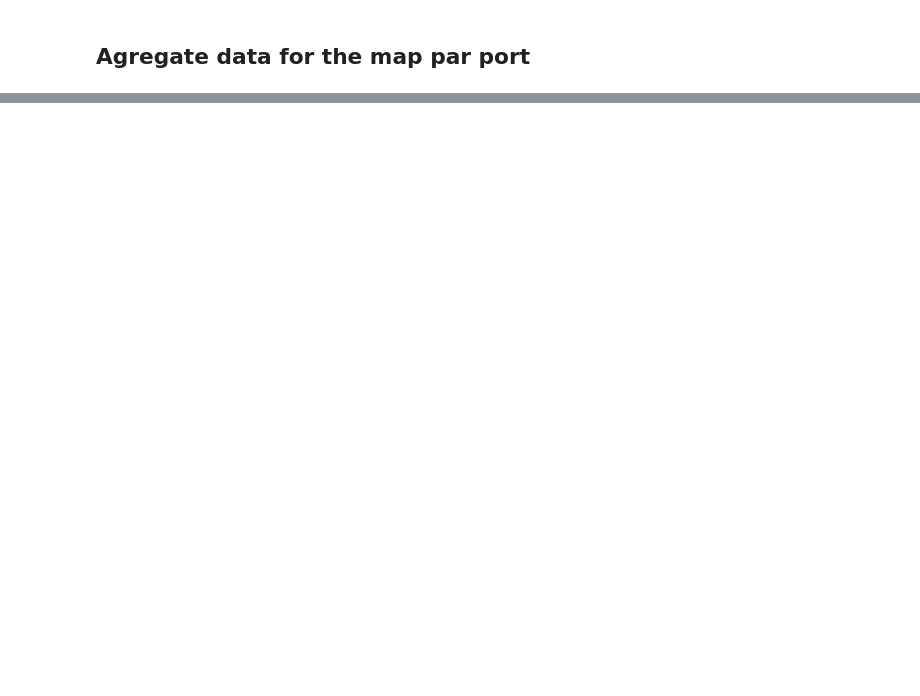
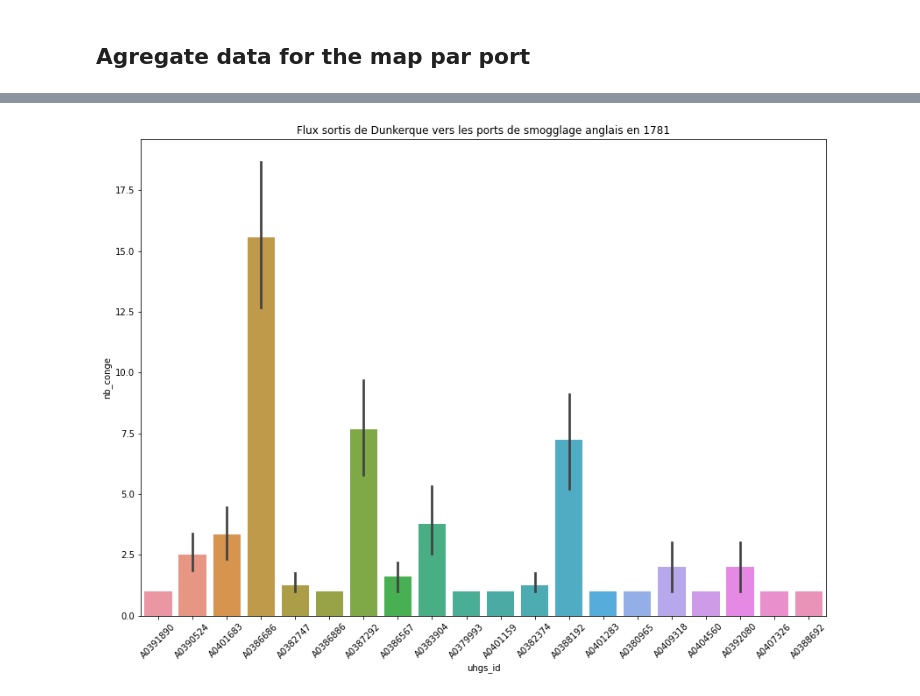
Before and after one commit to medialab/portic-datasprint-2022, a Jupyter notebook: productions/modules_09_10/carto_module9_10.ipynb, the cells around one changed output, grey strips where cells are left out. Saved outputs shown, nothing was run; the diff lists cells and outputs as text; code cells hidden in the pictures; blank space fills up the shorter version.

```diff
--- a/productions/modules_09_10/carto_module9_10.ipynb
+++ b/productions/modules_09_10/carto_module9_10.ipynb
@@ -401,0 +411,12 @@ tomap
+# %%
+annee=1781
+
+data_to_plot = tomap.query('year=={}'.format(annee)) #ou 1790
+
+plt.figure(figsize=(14, 10))
+by_port = sns.barplot(x = 'uhgs_id', y = 'nb_conge', data = data_to_plot)
+by_port.set_title('Flux sortis de Dunkerque vers les ports de smogglage anglais en {}'.format(annee))
+plt.setp(by_port.get_xticklabels(), rotation=45)
+pylab.savefig('Barplot_{}_par_port.jpg'.format(annee), bbox_inches='tight', dpi=300)
+# %% [output]
+[figure, added]
```
Also changed, not shown: parts of 9 cells of this notebook.
